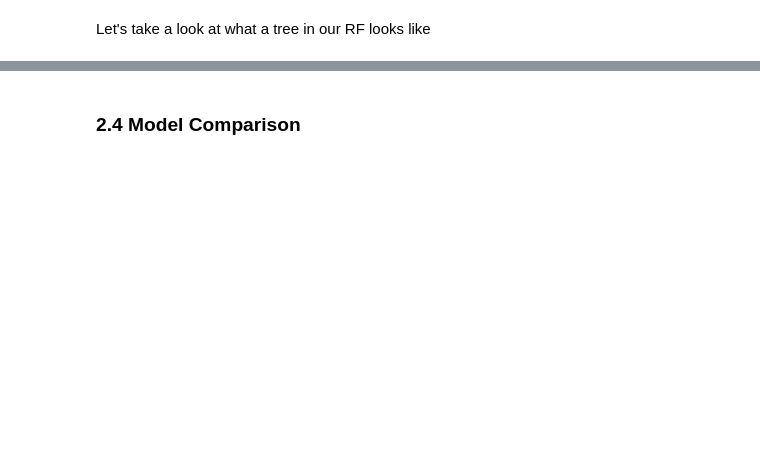
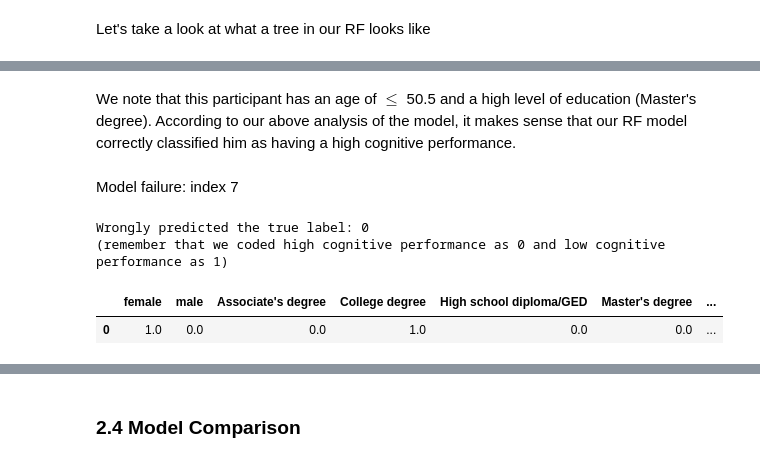
Before and after one commit to shaangao/cog-pred, a Jupyter notebook: proj1.ipynb, the cells around one changed output, grey strips where cells are left out. Cells and saved outputs as stored; diff of their text form; code cells hidden in the pictures; blank space fills up the shorter version.

```diff
--- a/proj1.ipynb
+++ b/proj1.ipynb
@@ -709,0 +943,20 @@ When does our RF classifer fail?
+# %% [markdown]
+We note that this participant has an age of $\leq$ 50.5 and a high level of education (Master's degree). According to our above analysis of the model, it makes sense that our RF model correctly classified him as having a high cognitive performance.
+# %% [markdown]
+Model failure: index 7
+# %%
+# RF failure: index 7
+
+print(f"Wrongly predicted the true label: {y_test[7]} \n(remember that we coded high cognitive performance as 0 and low cognitive performance as 1)")
+
+df_f = pd.DataFrame(X_test[7,:].reshape(1,-1), columns=['female', 'male',
+                                                "Associate's degree", 'College degree',
+                                                'High school diploma/GED', "Master's degree",
+                                                'education_level_Other', 'Ph.D.', 'Professional degree', 'Some college', 'Some high school',
+                                                'AU', 'CA', 'NZ', 'US', 'age'])
+df_f
+# %% [output]
+Wrongly predicted the true label: 0
+(remember that we coded high cognitive performance as 0 and low cognitive performance as 1)
+|  | female | male | Associate's degree | College degree | High school diploma/GED | Master's degree | ... |
+| 0 | 1.0 | 0.0 | 0.0 | 1.0 | 0.0 | 0.0 | ... |
```
Also changed, not shown: parts of 57 cells of this notebook, 13 other files.
